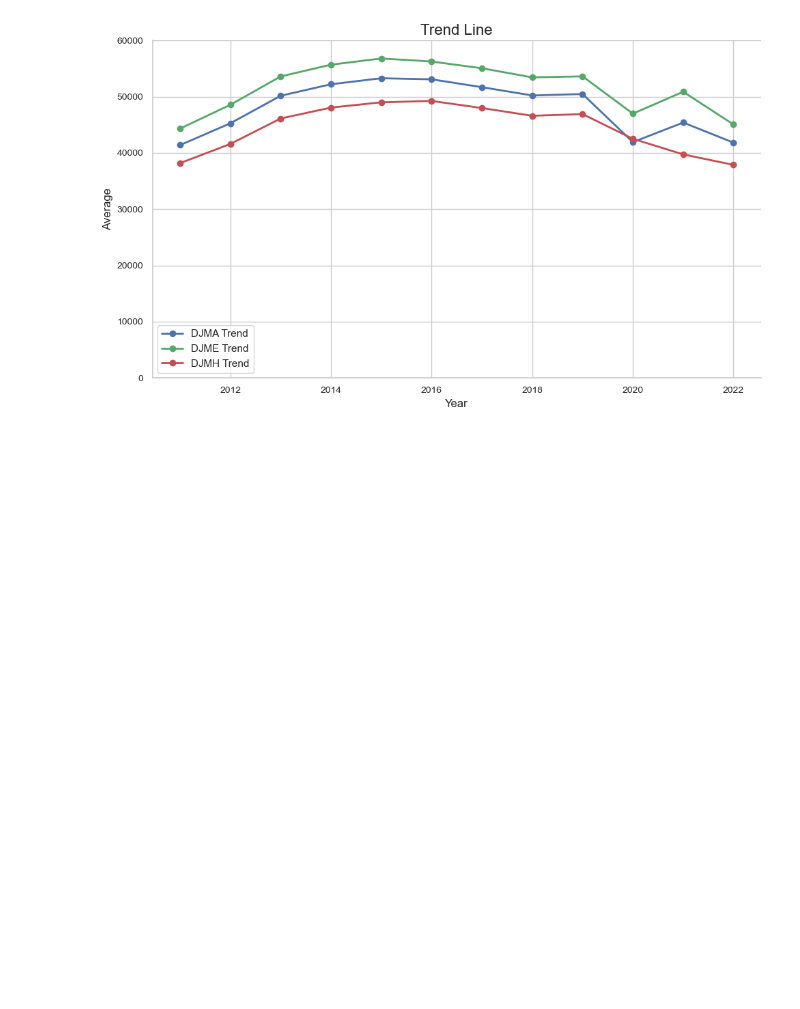
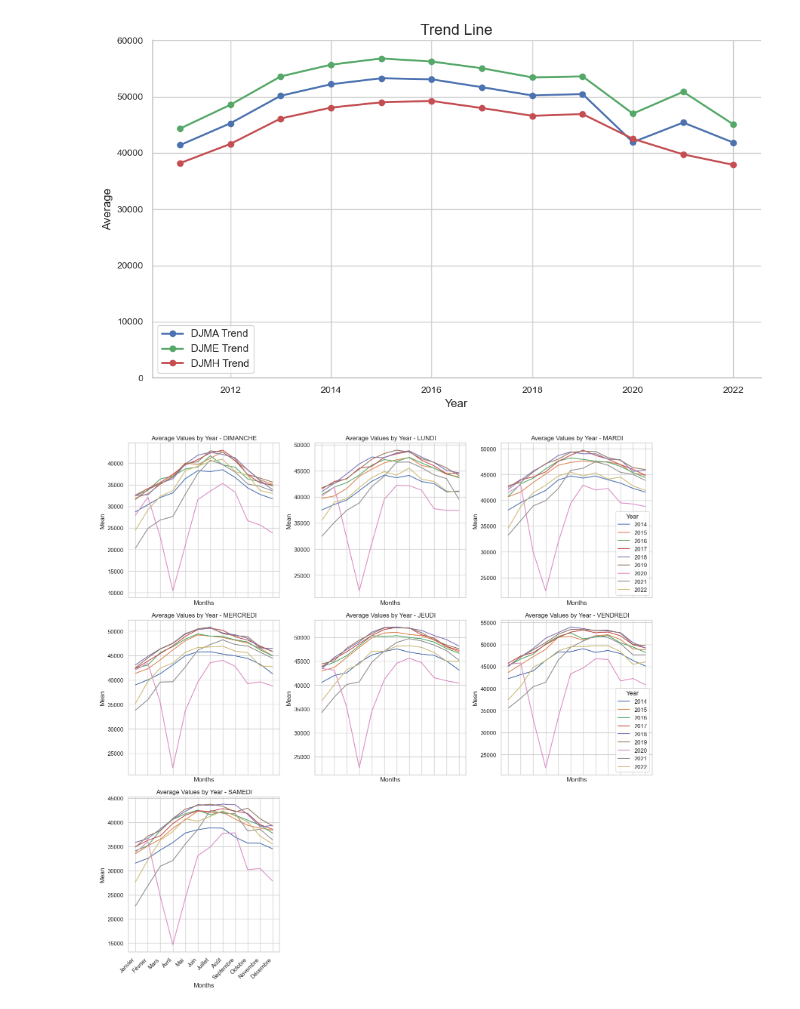
Before and after one commit to tarcisiocsn/OpenDataQuebec, a Jupyter notebook: QuebecTrafficVolumes/count_analysis.ipynb, the cells around one changed output. Cells and saved outputs as stored; diff of their text form; code cells hidden in the pictures; blank space fills up the shorter version.

Commit message:
plots from fact84

```diff
--- a/QuebecTrafficVolumes/count_analysis.ipynb
+++ b/QuebecTrafficVolumes/count_analysis.ipynb
@@ -241,4 +241,4 @@ plt.show()
 %%capture
 # fact84 tab analysis
 # Call the aggregate_filtered_data function
-aggregated_data_fact84 = aggregate_filtered_data(folder_path, subfolders, 'VOIE', [13], 'fact84')
+aggregated_data = aggregate_filtered_data(folder_path, subfolders, 'VOIE', [13], 'fact84')
@@ -244,0 +274,52 @@ aggregated_data_fact84 = aggregate_filtered_data(folder_path, subfolders, 'VOIE'
+# %%
+# Pivot the data to have days as columns and months as index
+pivot_table = averages_fact84.pivot(index='MOIS', columns='ANNEE')
+
+# Define the desired order of months
+month_order = ['Janvier', 'Février', 'Mars', 'Avril', 'Mai', 'Juin', 'Juillet', 'Août', 'Septembre', 'Octobre', 'Novembre', 'Décembre']
+
+# Reorder the pivot table based on the month order
+pivot_table = pivot_table.reindex(month_order)
+
+# Get the unique years in the data
+years = pivot_table.columns.get_level_values('ANNEE').unique()
+
+# Calculate the number of subplots
+num_plots = len(pivot_table.columns.get_level_values(0).unique())
+num_rows = (num_plots - 1) // 3 + 1
+
+# Create the grid of subplots
+fig, axes = plt.subplots(num_rows, 3, figsize=(15, 5 * num_rows), sharex=True)
+
+# Flatten the axes array
+axes = axes.flatten()
+
+# Plot a single curve per year for each day
+for i, day in enumerate(pivot_table.columns.get_level_values(0).unique()):
+    ax = axes[i]
+    for year in years:
+        ax.plot(pivot_table.index, pivot_table[(day, year)], label=f'{year}')
+    ax.set_ylabel('Mean')
+    ax.set_title(f'Average Values by Year - {day}')
+    ax.set_xticks(range(len(pivot_table.index)))  # Set x-ticks
+    ax.set_xticklabels(pivot_table.index, rotation=45, ha='right')  # Set x-tick labels
+
+    if i == 2 or i == 5:
+        ax.legend(title='Year')
+    else:
+        ax.legend().set_visible(False)  # Hide legend for other subplots
+
+    # Show x-axis labels for all subplots
+    ax.set_xlabel('Months')
+
+# Hide unused subplots
+for j in range(num_plots, num_rows * 3):
+    fig.delaxes(axes[j])
+
+# Adjust the spacing between subplots
+fig.tight_layout()
+
+# Display the plots
+plt.show()
+# %% [output]
+[figure, added]
```
Also changed, not shown: parts of 2 cells of this notebook.
